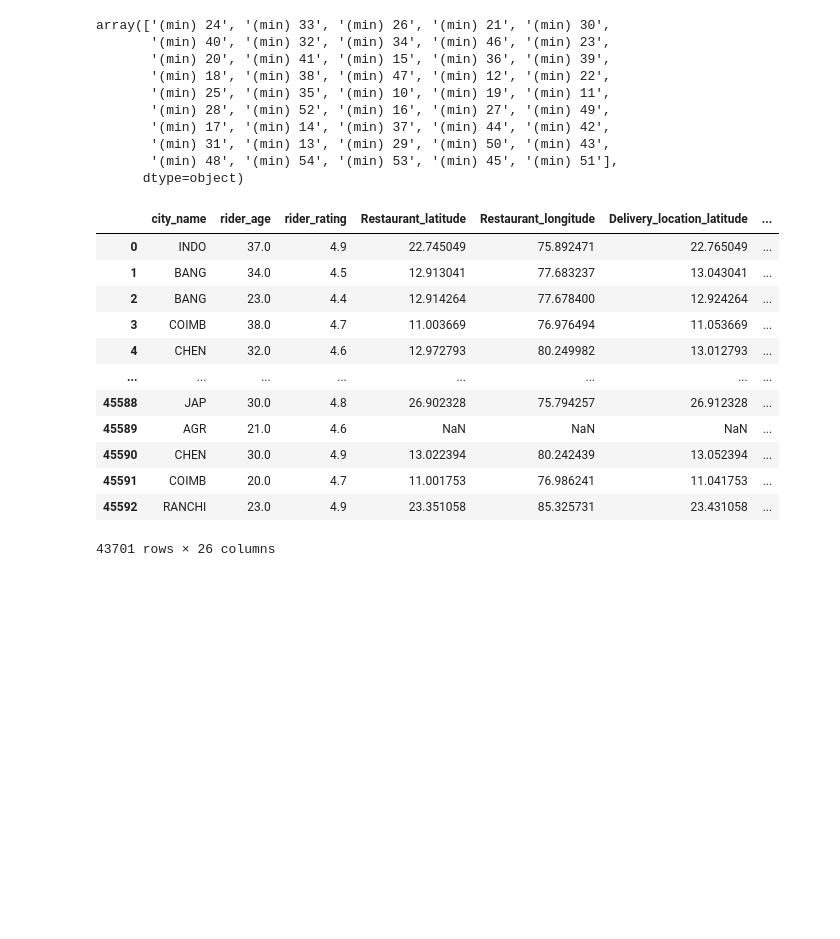
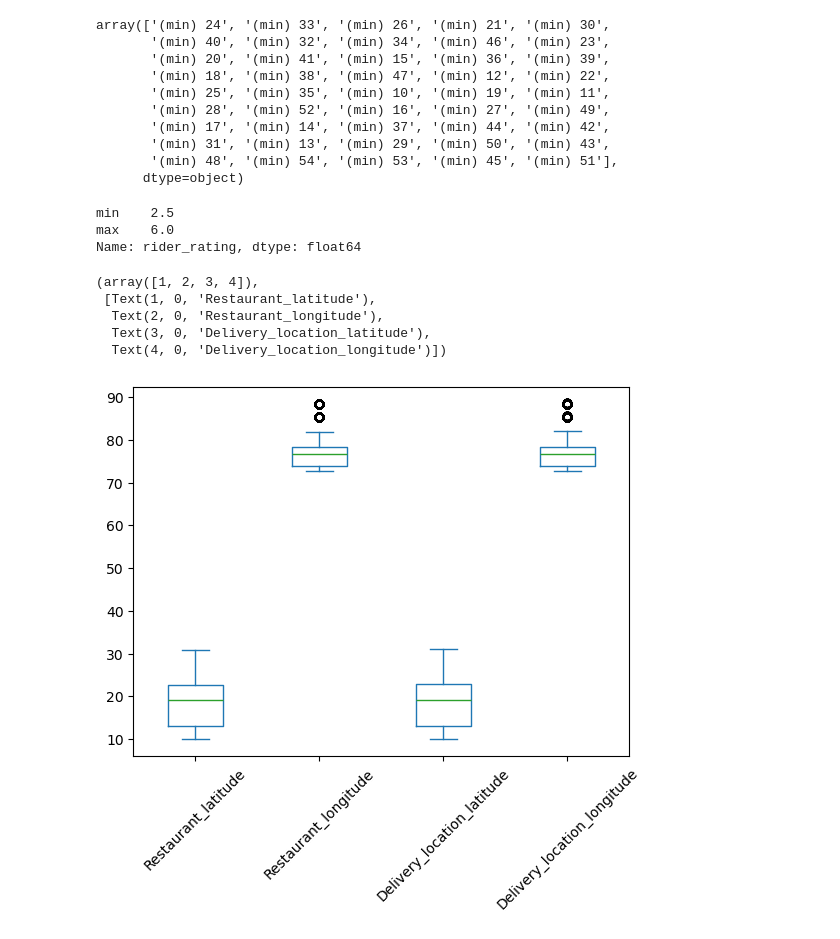
Before and after one commit to rabin20-04/delivery_time_prediction, a Jupyter notebook: delivery_t_pred.ipynb, the cells around one changed output. Saved outputs shown, nothing was run; the diff lists cells and outputs as text; code cells hidden in the pictures; blank space fills up the shorter version.

```diff
--- a/delivery_t_pred.ipynb
+++ b/delivery_t_pred.ipynb
@@ -941,18 +941,18 @@ array(['(min) 24', '(min) 33', '(min) 26', '(min) 21', '(min) 30',
 # %%
 cleaned_df["Time_taken(min)"]=cleaned_df["Time_taken(min)"].str.replace("(min)","").astype(int)
 # %%
-cleaned_df
+cleaned_df["rider_rating"].agg(["min","max"])
 # %% [output]
-|  | city_name | rider_age | rider_rating | Restaurant_latitude | Restaurant_longitude | Delivery_location_latitude | ... |
-| 0 | INDO | 37.0 | 4.9 | 22.745049 | 75.892471 | 22.765049 | ... |
-| 1 | BANG | 34.0 | 4.5 | 12.913041 | 77.683237 | 13.043041 | ... |
-| 2 | BANG | 23.0 | 4.4 | 12.914264 | 77.678400 | 12.924264 | ... |
-| 3 | COIMB | 38.0 | 4.7 | 11.003669 | 76.976494 | 11.053669 | ... |
-| 4 | CHEN | 32.0 | 4.6 | 12.972793 | 80.249982 | 13.012793 | ... |
-| ... | ... | ... | ... | ... | ... | ... | ... |
-| 45588 | JAP | 30.0 | 4.8 | 26.902328 | 75.794257 | 26.912328 | ... |
-| 45589 | AGR | 21.0 | 4.6 | NaN | NaN | NaN | ... |
-| 45590 | CHEN | 30.0 | 4.9 | 13.022394 | 80.242439 | 13.052394 | ... |
-| 45591 | COIMB | 20.0 | 4.7 | 11.001753 | 76.986241 | 11.041753 | ... |
-| 45592 | RANCHI | 23.0 | 4.9 | 23.351058 | 85.325731 | 23.431058 | ... |
-43701 rows × 26 columns
+min    2.5
+max    6.0
+Name: rider_rating, dtype: float64
+# %%
+cleaned_df[location_sub.columns].plot(kind="box")
+plt.xticks(rotation=45)
+# %% [output]
+(array([1, 2, 3, 4]),
+ [Text(1, 0, 'Restaurant_latitude'),
+  Text(2, 0, 'Restaurant_longitude'),
+  Text(3, 0, 'Delivery_location_latitude'),
+  Text(4, 0, 'Delivery_location_longitude')])
+[figure, added]
```
Also changed, not shown: parts of 4 cells of this notebook.
